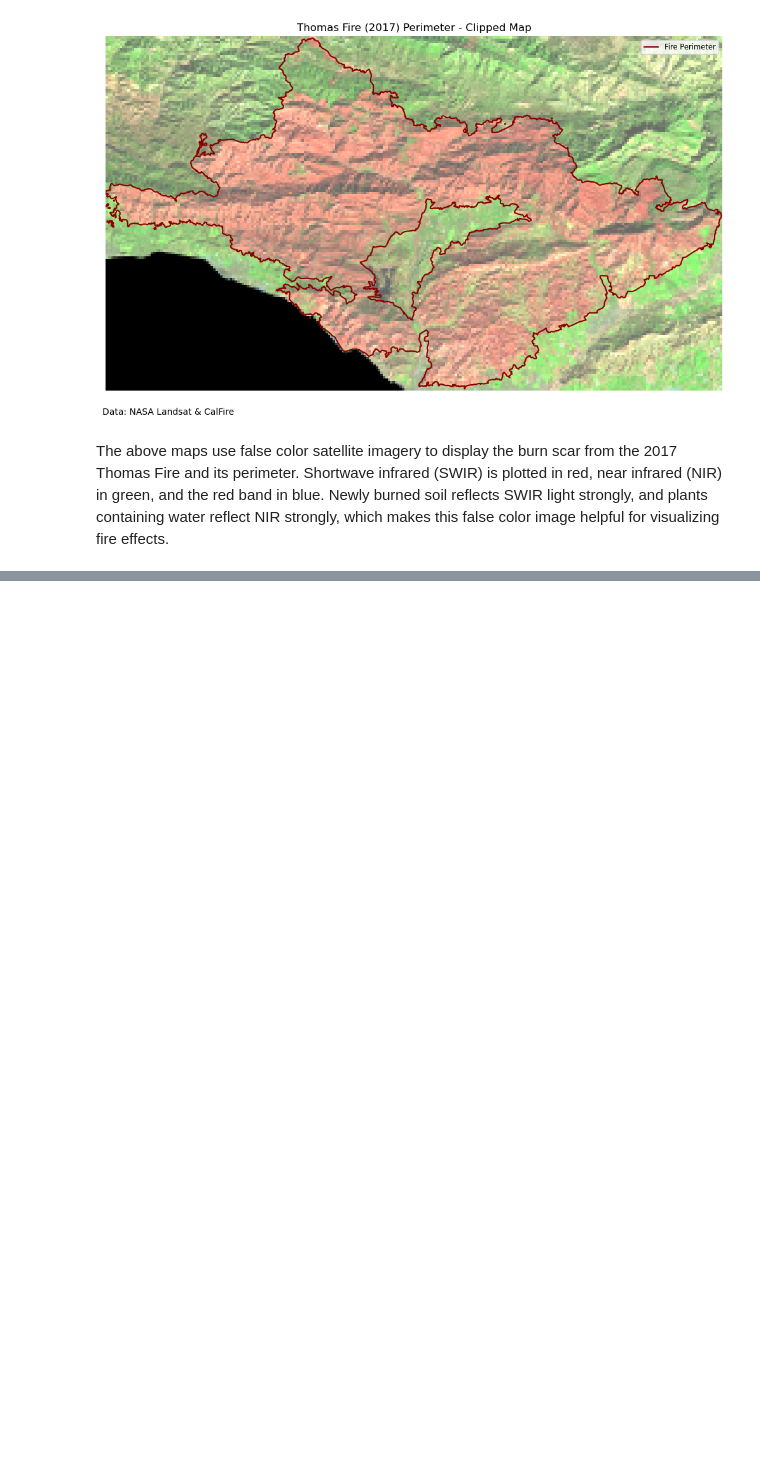
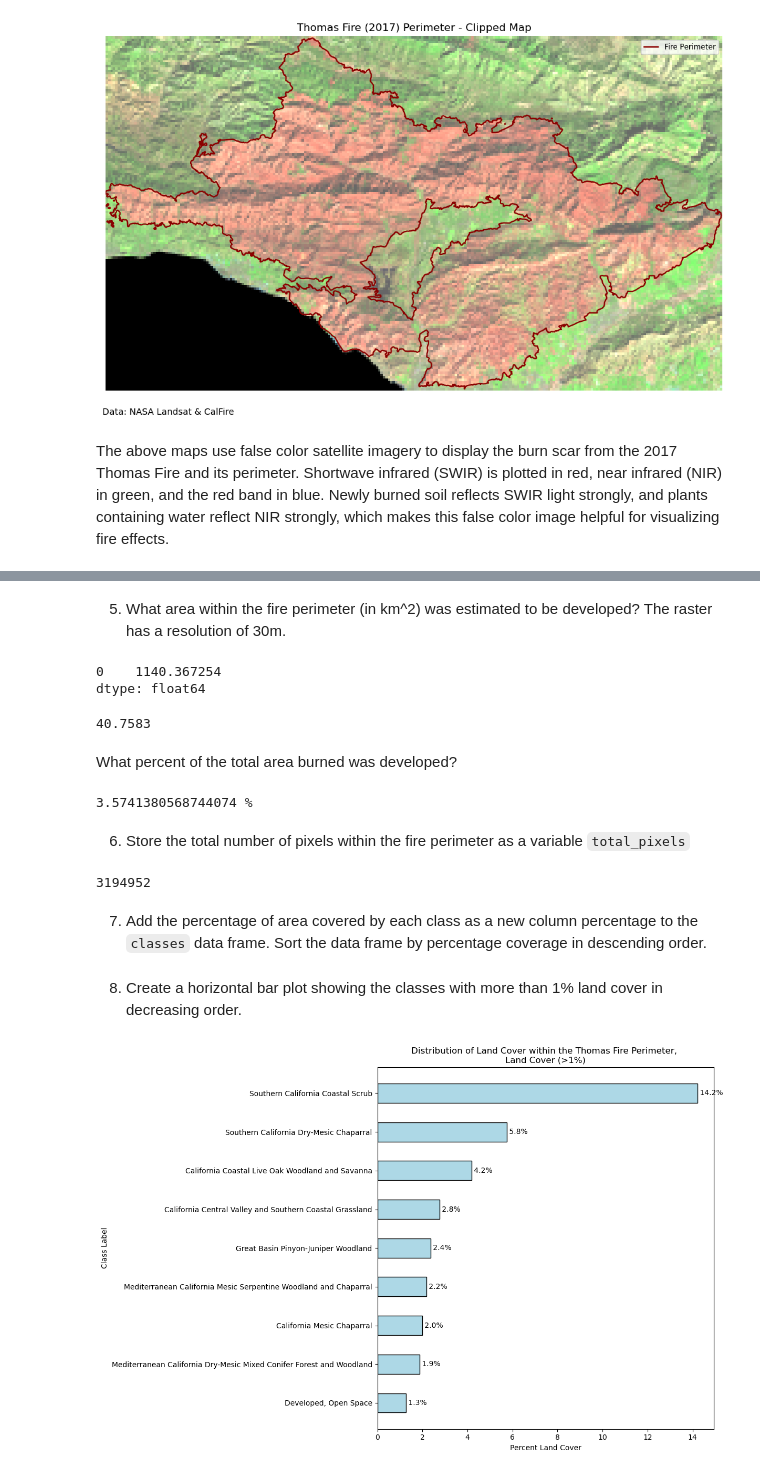
Before and after one commit to leirubinstein/eds220-hwk4, a Jupyter notebook: thomas-fire-blogpost.ipynb, the cells around one changed output, grey strips where cells are left out. Drawn from its saved outputs; the diff is of its cells as text; code cells hidden in the pictures; blank space fills up the shorter version.

```diff
--- a/thomas-fire-blogpost.ipynb
+++ b/thomas-fire-blogpost.ipynb
@@ -225,0 +337,8 @@ The above maps use false color satellite imagery to display the burn scar from t
+# %%
+pix_counts = {
+    'Class': np.unique(lulc_clip),
+    'counts': np.unique(lulc_clip, return_counts = True)[1]
+}
+
+pix_counts = pd.DataFrame(pix_counts)
+pix_counts.head()
@@ -225,0 +354,7 @@ The above maps use false color satellite imagery to display the burn scar from t
+# %%
+# Rename the 'code' column in labels to match 'Class' in pix_counts
+labels = labels.rename(columns={'code': 'Class'})
+
+# Merge the dataframes
+classes = pd.merge(pix_counts, labels, on='Class', how='left')
+classes.head()
@@ -225,0 +368,63 @@ The above maps use false color satellite imagery to display the burn scar from t
+# %% [markdown]
+5. What area within the fire perimeter (in km^2) was estimated to be developed? The raster has a resolution of 30m.
+# %%
+# Area of the Thomas Fire in square kilometers
+thomasfire_area_km = thomasfire.area / 1e+6
+thomasfire_area_km
+# %% [output]
+0    1140.367254
+dtype: float64
+# %%
+# Find the area of classes labeled as "Developed". These are located at 581-584.
+area_km_developed = classes[classes.Class.isin([581, 582, 583, 584])].counts.sum() * 30*30 / 1e+6
+area_km_developed
+# %% [output]
+40.7583
+# %% [markdown]
+What percent of the total area burned was developed?
+# %%
+print((area_km_developed/thomasfire_area_km*100)[0], "% ")
+# %% [output]
+3.5741380568744074 %
+# %% [markdown]
+6. Store the total number of pixels within the fire perimeter as a variable `total_pixels`
+# %%
+total_pixels = classes.counts.sum()
+total_pixels
+# %% [output]
+3194952
+# %% [markdown]
+7. Add the percentage of area covered by each class as a new column percentage to the `classes` data frame. Sort the data frame by percentage coverage in descending order.
+# %%
+classes['percent'] = classes["counts"] / classes['counts'].sum()*100
+classes = classes.sort_values(by = 'percent', ascending=False)
+# %% [markdown]
+8. Create a horizontal bar plot showing the classes with more than 1% land cover in decreasing order.
+# %%
+# Filter for classes with >1% coverage and sort by percent in descending order
+filtered_classes = classes[
+    (classes['percent'] > 1) &
+    (classes['Class'] != 0)
+].sort_values('percent', ascending=True)
+
+# Create the horizontal bar plot
+plt.figure(figsize=(12, 8))
+plt.barh(filtered_classes['class_label'], filtered_classes['percent'],
+        height = 0.5,
+        color = 'lightblue',
+        edgecolor = 'black')
+
+plt.xlabel('Percent Land Cover')
+plt.ylabel('Class Label')
+plt.title('Distribution of Land Cover within the Thomas Fire Perimeter, \nLand Cover (>1%)')
+
+for i, v in enumerate(filtered_classes['percent']):
+    plt.text(v, i, f' {v:.1f}%', va='center')
+
+plt.xticks(rotation=0)
+plt.yticks(rotation=0)
+
+plt.tight_layout()
+plt.show()
+# %% [output]
+[figure, added]
```
Also changed, not shown: parts of 35 cells of this notebook.
